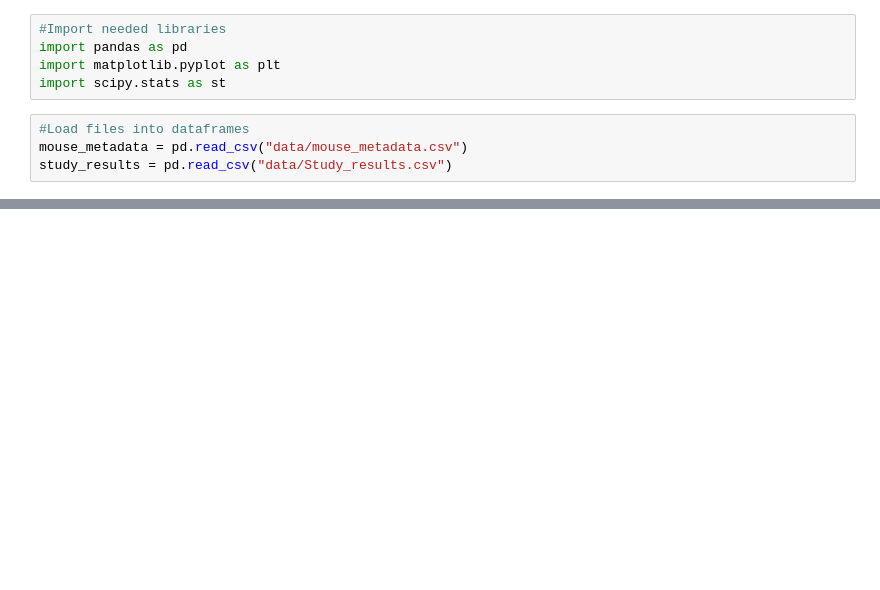
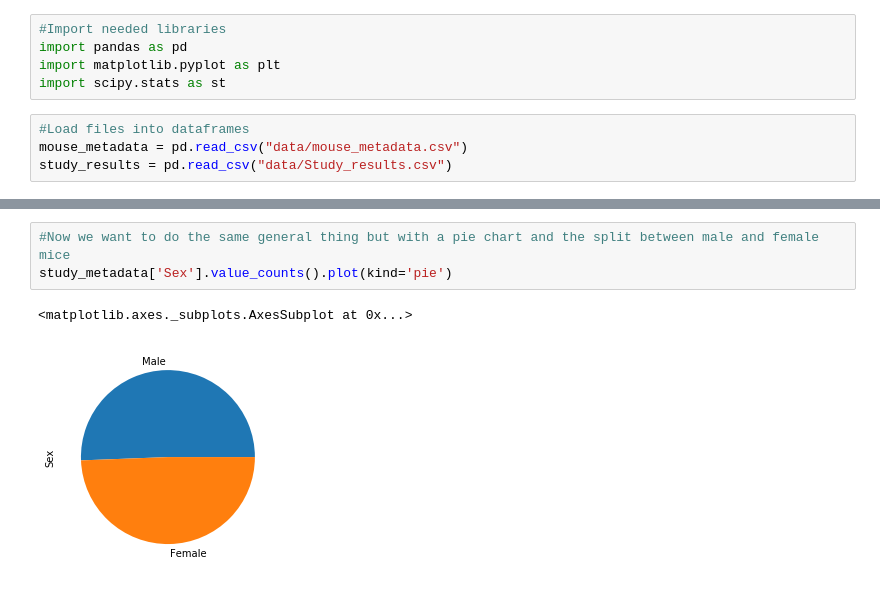
Before and after one commit to wonderbug2020/matplotlib-challenge, a Jupyter notebook: main1.ipynb, the cells around one changed output, grey strips where cells are left out. Saved outputs shown, nothing was run; the diff lists cells and outputs as text; blank space fills up the shorter version.

```diff
--- a/main1.ipynb
+++ b/main1.ipynb
@@ -39,0 +45,6 @@ memory usage: 133.1+ KB
+# %%
+#Now we want to do the same general thing but with a pie chart and the split between male and female mice
+study_metadata['Sex'].value_counts().plot(kind='pie')
+# %% [output]
+<matplotlib.axes._subplots.AxesSubplot at 0x...>
+[figure, added]
```
Also changed, not shown: parts of 8 cells of this notebook.
